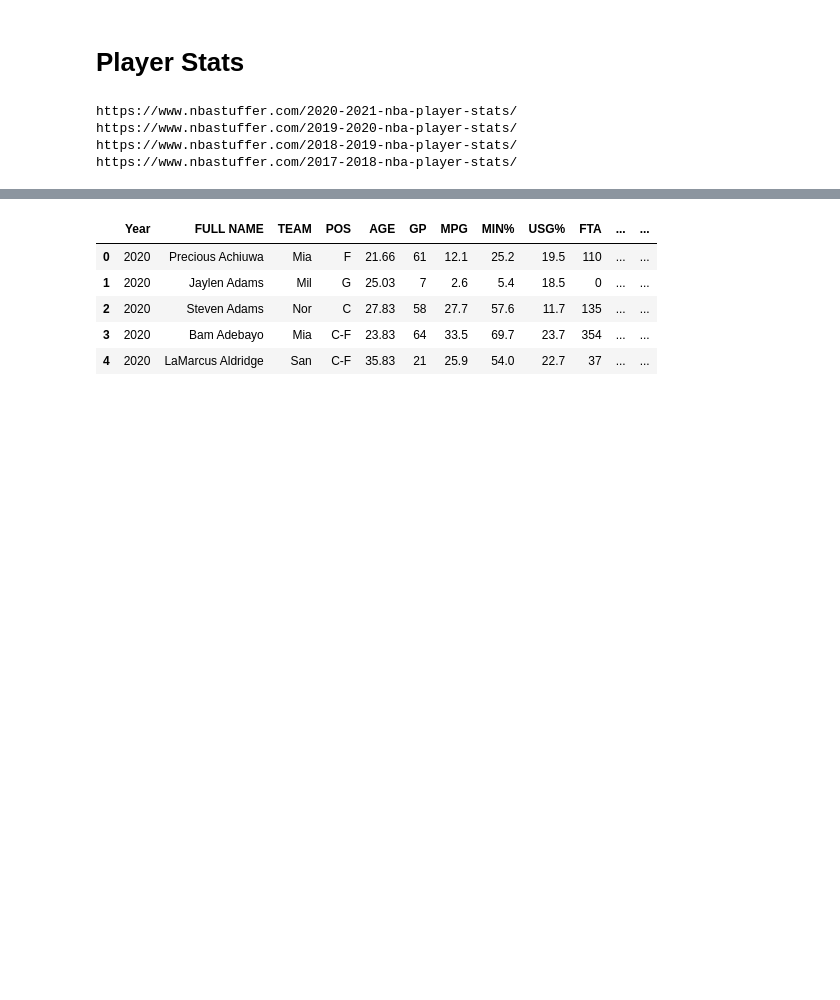
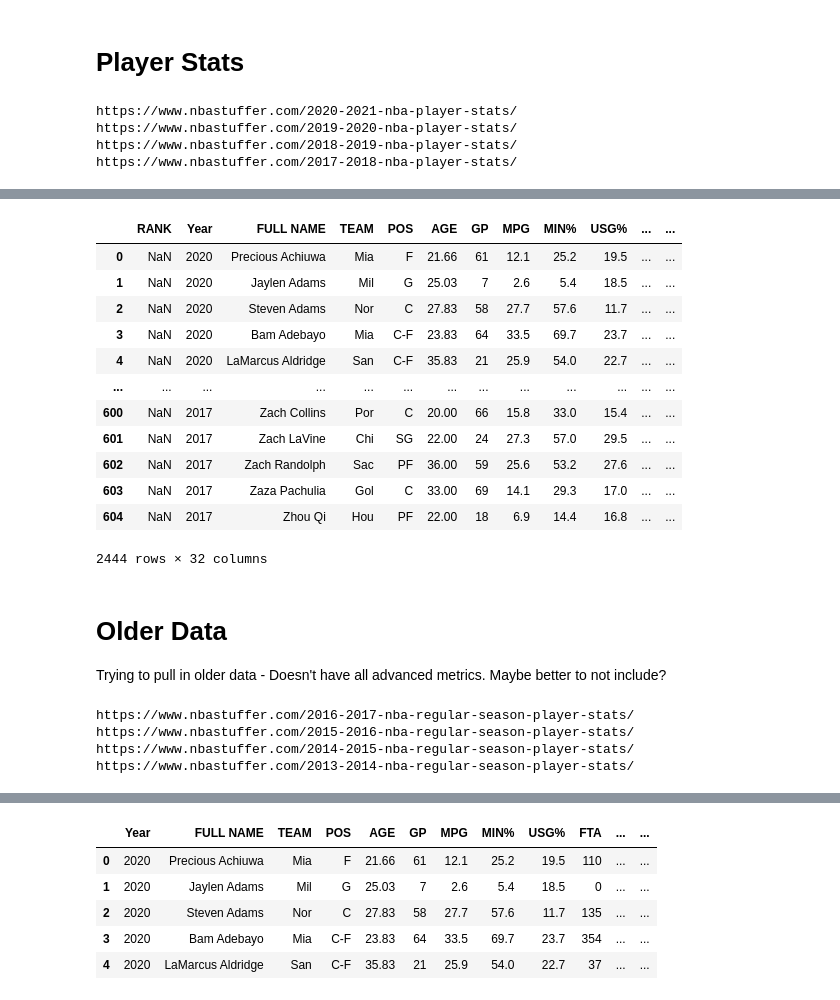
Before and after one commit to davekacz/NBA_Salary_Prediction, a Jupyter notebook: data_prep.ipynb, the cells around one changed output, grey strips where cells are left out. Drawn from its saved outputs; the diff is of its cells as text; code cells hidden in the pictures; blank space fills up the shorter version.

Commit message:
Added Code to Pull 2013 - 2017

```diff
--- a/data_prep.ipynb
+++ b/data_prep.ipynb
@@ -70,10 +88,46 @@ stats_df_rename_dict = {'MIN%Minutes PercentagePercentage of team minutes used b
        'SPGStealsSteals per game.': 'SPG',
        'BPGBlocksBlocks per game.': 'BPG',
        'TOPGTurnoversTurnovers per game.': 'TOPG',
-       'VIVersatility IndexVersatility index is a metric that measures a player’s ability to produce in points, assists, and rebounds. The average player will score around a five on the index, while top players score above 10': 'VIV',
+       'VIVersatility IndexVersatility index is a metric that measures a player’s ability to produce in points, assists, and rebounds. The average player will score around a five on the index, while top players score above 10': 'VI',
        'ORTGOffensive RatingIndividual offensive rating is the number of points produced by a player per 100 total individual possessions.': 'ORTG',
        'DRTGDefensive RatingIndividual defensive rating estimates how many points the player allowed per 100 possessions he individually faced while staying on the court.': 'DRTG',
        'Tor%Turnover RateA metric that estimates the number of turnovers a player commits per 100 possessions': 'Tor%',
        'TOrTurnover RateA metric that estimates the number of turnovers a player commits per 100 possessions': 'TOr'}
 
 stats_df.rename(columns=stats_df_rename_dict, inplace=True)
+# %%
+stats_df
+# %% [output]
+|  | RANK | Year | FULL NAME | TEAM | POS | AGE | GP | MPG | MIN% | USG% | ... | ... |
+| 0 | NaN | 2020 | Precious Achiuwa | Mia | F | 21.66 | 61 | 12.1 | 25.2 | 19.5 | ... | ... |
+| 1 | NaN | 2020 | Jaylen Adams | Mil | G | 25.03 | 7 | 2.6 | 5.4 | 18.5 | ... | ... |
+| 2 | NaN | 2020 | Steven Adams | Nor | C | 27.83 | 58 | 27.7 | 57.6 | 11.7 | ... | ... |
+| 3 | NaN | 2020 | Bam Adebayo | Mia | C-F | 23.83 | 64 | 33.5 | 69.7 | 23.7 | ... | ... |
+| 4 | NaN | 2020 | LaMarcus Aldridge | San | C-F | 35.83 | 21 | 25.9 | 54.0 | 22.7 | ... | ... |
+| ... | ... | ... | ... | ... | ... | ... | ... | ... | ... | ... | ... | ... |
+| 600 | NaN | 2017 | Zach Collins | Por | C | 20.00 | 66 | 15.8 | 33.0 | 15.4 | ... | ... |
+| 601 | NaN | 2017 | Zach LaVine | Chi | SG | 22.00 | 24 | 27.3 | 57.0 | 29.5 | ... | ... |
+| 602 | NaN | 2017 | Zach Randolph | Sac | PF | 36.00 | 59 | 25.6 | 53.2 | 27.6 | ... | ... |
+| 603 | NaN | 2017 | Zaza Pachulia | Gol | C | 33.00 | 69 | 14.1 | 29.3 | 17.0 | ... | ... |
+| 604 | NaN | 2017 | Zhou Qi | Hou | PF | 22.00 | 18 | 6.9 | 14.4 | 16.8 | ... | ... |
+2444 rows × 32 columns
+# %% [markdown]
+# Older Data
+
+Trying to pull in older data - Doesn't have all advanced metrics.  Maybe better to not include?
+# %%
+another_df_list2 = []
+
+for i, url in enumerate(player_stats_urls2):
+    print(url)
+    r = requests.get(url)
+    df_list = pd.read_html(r.text) # this parses all the tables in webpages to a list
+    salaries_df = df_list[0]
+    salaries_df.columns = salaries_df.columns.droplevel(level = 0)
+    salaries_df.insert(1, 'Year', 2016 - i)
+    another_df_list2.append(salaries_df)
+# %% [output]
+https://www.nbastuffer.com/2016-2017-nba-regular-season-player-stats/
+https://www.nbastuffer.com/2015-2016-nba-regular-season-player-stats/
+https://www.nbastuffer.com/2014-2015-nba-regular-season-player-stats/
+https://www.nbastuffer.com/2013-2014-nba-regular-season-player-stats/
```
Also changed, not shown: parts of 14 cells of this notebook, 2 other files.
